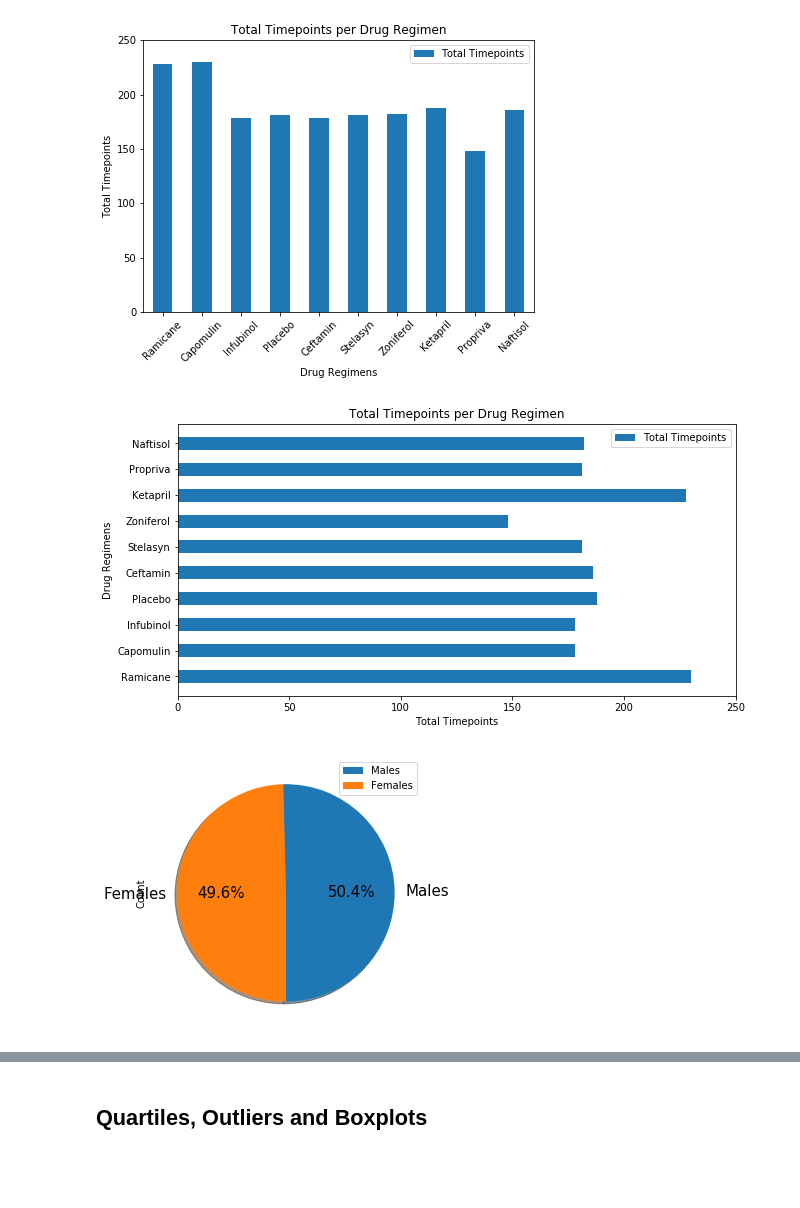
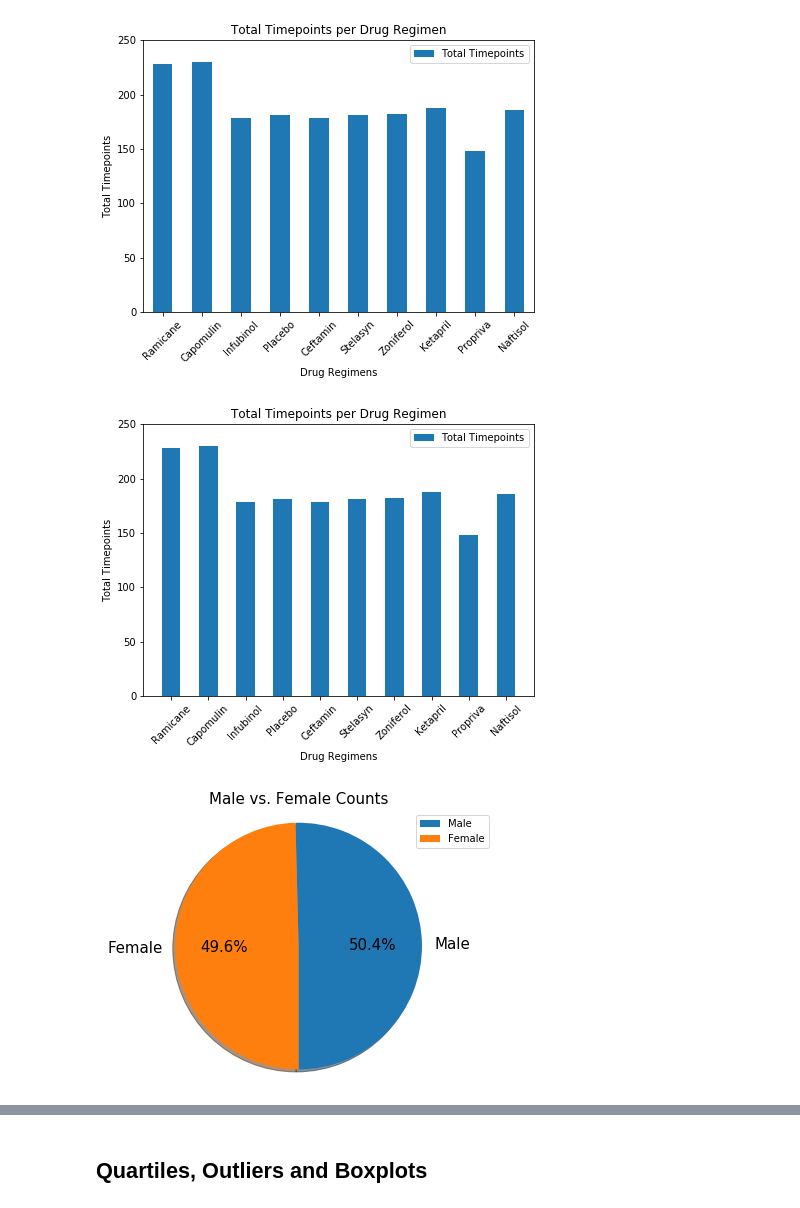
Before and after one commit to JacobTrevithick/matplotlib-challenge, a Jupyter notebook: Pymaceuticals/pymaceuticals_starter.ipynb, the cells around one changed output, grey strips where cells are left out. Cells and saved outputs as stored; diff of their text form; code cells hidden in the pictures; blank space fills up the shorter version.

```diff
--- a/Pymaceuticals/pymaceuticals_starter.ipynb
+++ b/Pymaceuticals/pymaceuticals_starter.ipynb
@@ -152,38 +158,34 @@ plt.show()
 # %%
 # Generate a bar plot showing the total number of timepoints for all mice tested for each drug regimen using pyplot.
 
 # create x axis values as numpy array
-y_axis = np.arange(len(drug_names))
+x_axis = np.arange(len(drug_names))
 
 # convert numpy array x axis into a standard list for set_xticks
-tick_locations = [val for val in y_axis]
-
-y,x = zip(*sorted(zip(drug_names, total_timepoints)))
+tick_locations = [val for val in x_axis]
 
 # Generate plot
-fig, ax = plt.subplots(1,1, figsize=(10,5))
+fig, ax = plt.subplots(1,1, figsize=(7,5))
 
-ax.barh(y=y, width=x, align='center', height=0.5, alpha=1)
+ax.bar(x=x_axis, height=total_timepoints, align='center', width=0.5, alpha=1)
 
 
-
+# configure x-axis
+ax.set_xticks(tick_locations)
+ax.set_xticklabels(drug_names, rotation= 45)
+ax.set_xlim(-0.75, len(x_axis)-0.25)
+ax.set_xlabel("Drug Regimens")
 
 # configure y-axis
-ax.set_yticks(tick_locations)
-ax.set_yticklabels(drug_names)
-ax.set_ylim(-0.75, len(y_axis)-0.25)
-ax.set_ylabel("Drug Regimens")
-
-# configure x-axis
-ax.set_xlim(0, 250)
-ax.set_xlabel("Total Timepoints")
+ax.set_ylim(0, 250)
+ax.set_ylabel("Total Timepoints")
 
 ax.set_title("Total Timepoints per Drug Regimen")
 ax.legend(['Total Timepoints'], loc='best')
 
 plt.show()
 # %% [output]
-[figure, old version]
+[figure, new version]
 # %%
 # Generate a pie plot showing the distribution of female versus male mice using Pandas
 males_count = mouse_study_df[mouse_study_df['Sex']=='Male']['Mouse ID'].nunique()
@@ -191,9 +193,12 @@ females_count = mouse_study_df[mouse_study_df['Sex']=='Female']['Mouse ID'].nuni
 
 sex_df = pd.DataFrame({
     'Count': [males_count, females_count]
-}, index=['Males', 'Females'])
+}, index=['Male', 'Female'])
 
 sex_df.plot(kind='pie', y='Count', autopct="%1.1f%%", shadow=True, figsize=(7,5), fontsize=15, startangle=270)
+plt.ylabel('')
+plt.title("Male vs. Female Counts", fontsize = 15)
+plt.axis('equal')
 plt.show()
 # %% [output]
-[figure, old version]
+[figure, new version]
```
Also changed, not shown: parts of 9 cells of this notebook.
